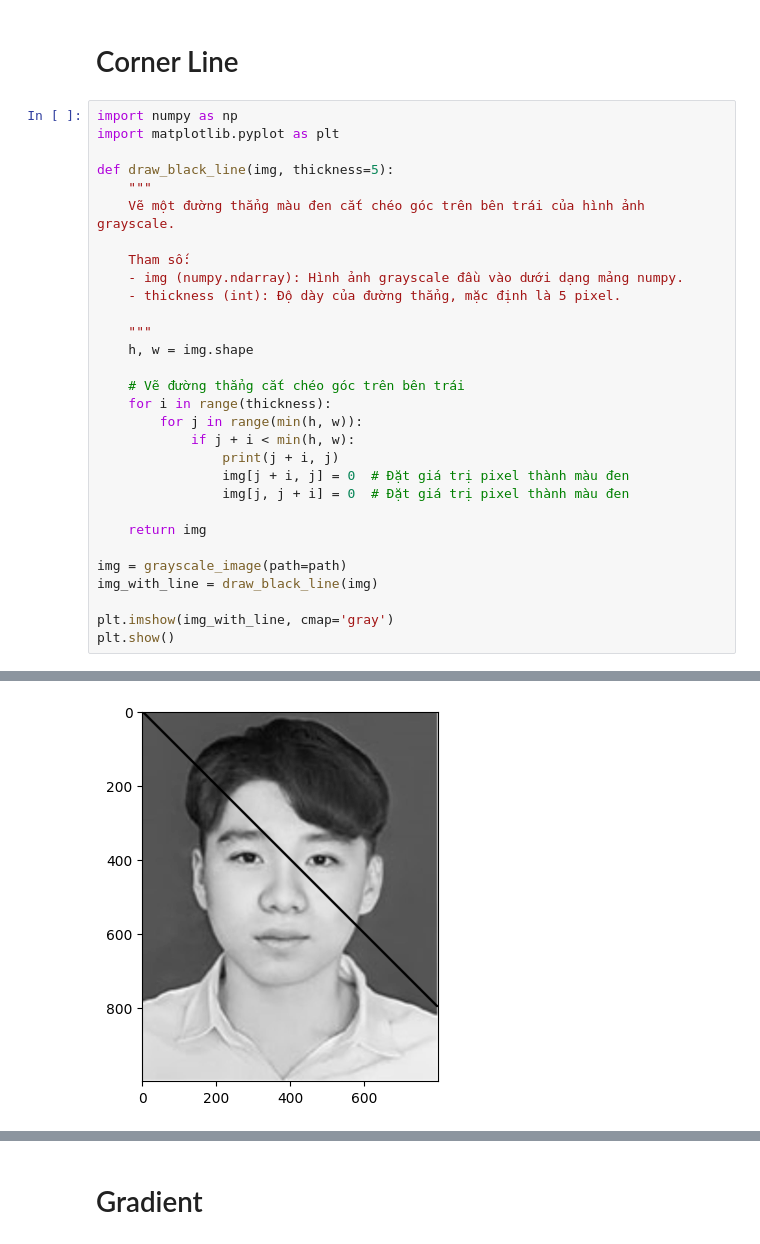
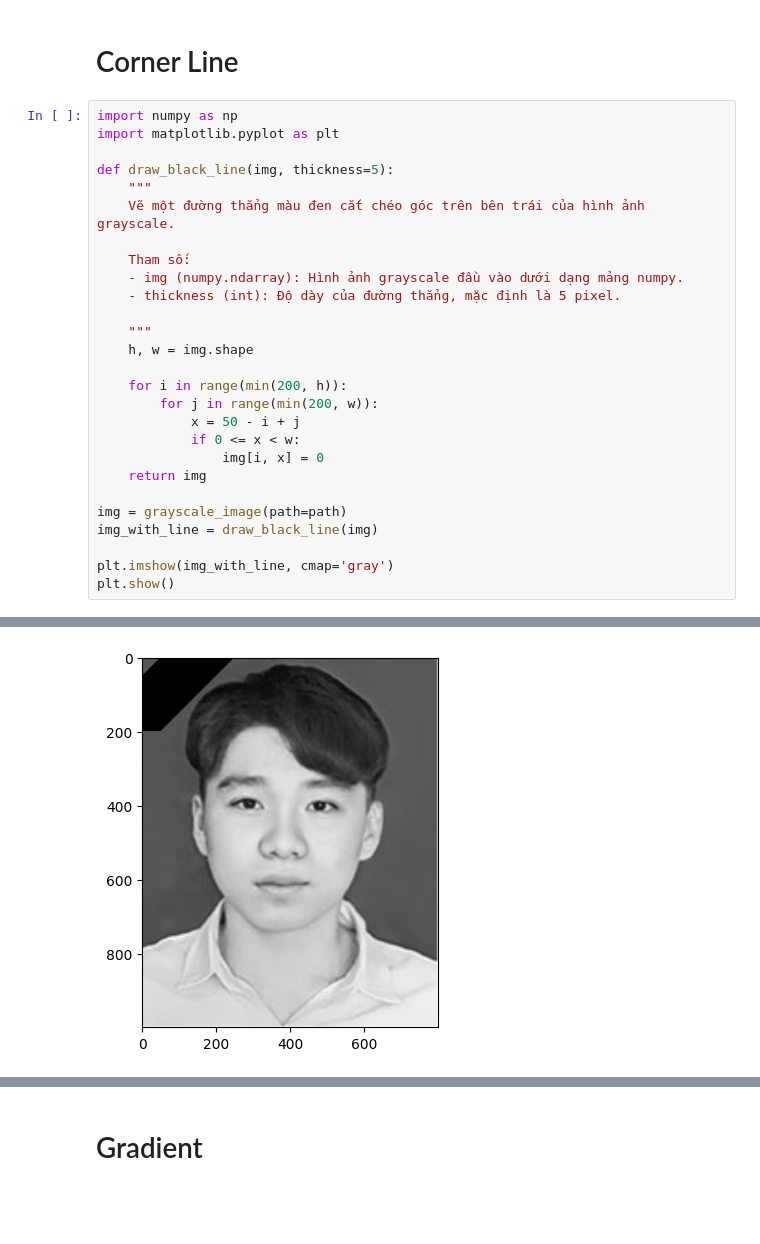
Before and after one commit to KyTranDE/Image-Proccessing, a Jupyter notebook: project1/project1.ipynb, the cells around one changed output, grey strips where cells are left out. Saved outputs shown, nothing was run; the diff lists cells and outputs as text; blank space fills up the shorter version.

```diff
--- a/project1/project1.ipynb
+++ b/project1/project1.ipynb
@@ -145,14 +145,11 @@ def draw_black_line(img, thickness=5):
     """
     h, w = img.shape
 
-    # Vẽ đường thẳng cắt chéo góc trên bên trái
-    for i in range(thickness):
-        for j in range(min(h, w)):
-            if j + i < min(h, w):
-                print(j + i, j)
-                img[j + i, j] = 0  # Đặt giá trị pixel thành màu đen
-                img[j, j + i] = 0  # Đặt giá trị pixel thành màu đen
-
+    for i in range(min(200, h)):
+        for j in range(min(200, w)):
+            x = 50 - i + j
+            if 0 <= x < w:
+                img[i, x] = 0
     return img
 
 img = grayscale_image(path=path)
@@ -181 +161 @@ plt.show()
-[figure, old version]
+[figure, new version]
```
Also changed, not shown: parts of 4 cells of this notebook.
